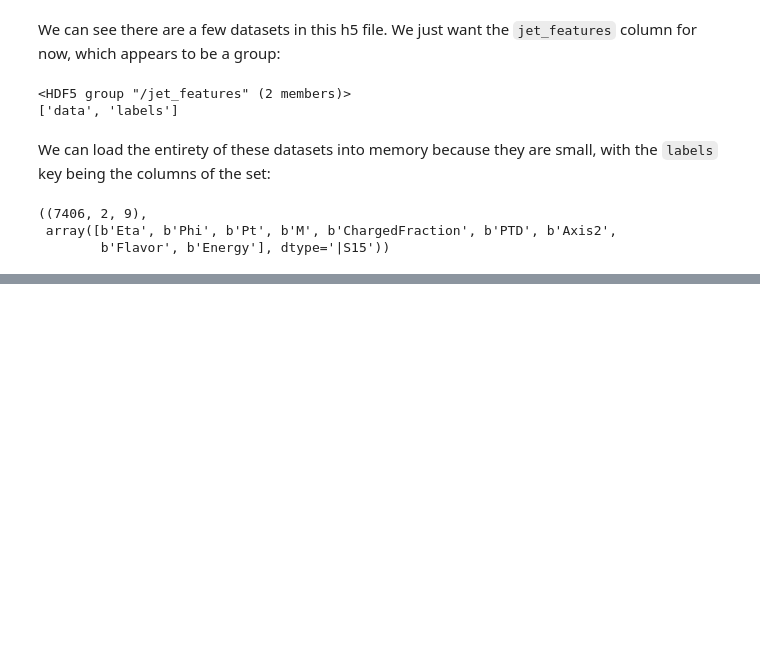
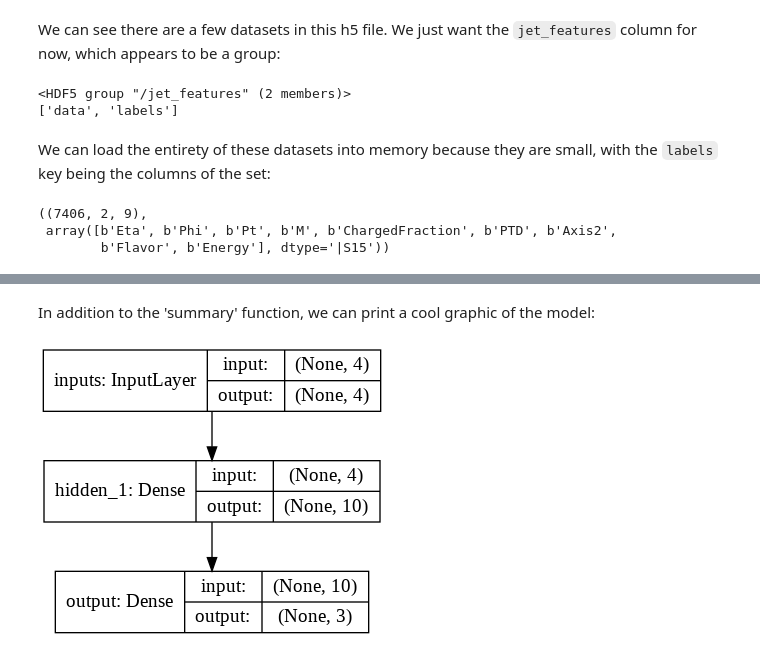
Before and after one commit to luclepot/SPS_ml_tutorial, a Jupyter notebook: day2/1_ml.ipynb, the cells around one changed output, grey strips where cells are left out. Saved outputs shown, nothing was run; the diff lists cells and outputs as text; code cells hidden in the pictures; blank space fills up the shorter version.

```diff
--- a/day2/1_ml.ipynb
+++ b/day2/1_ml.ipynb
@@ -117,0 +156,15 @@ plt.show()
+# %%
+iris = sns.load_dataset('iris')
+x = iris.drop('species', axis=1)
+encoding_dict = {name: i for i,name in enumerate(iris.species.unique())}
+y = iris['species'].apply(lambda i: encoding_dict[i])
+y = keras.utils.np_utils.to_categorical(y)
+
+# input layer with shape equivalent to the number of features in our dataset
+input_layer = keras.layers.Input(shape=(len(x.columns),), name='inputs')
+
+# hidden layer with 20 neurons, and relu activation
+hidden_layer1 = keras.layers.Dense(10, activation='relu', name='hidden_1')
+
+# output layer with softmax activation
+output_layer = keras.layers.Dense(y.shape[1], activation='softmax', name='output')
@@ -117,0 +175,4 @@ plt.show()
+# %%
+current = input_layer
+current = hidden_layer1(current) # feed input into hidden layer
+output = output_layer(current) #
@@ -117,0 +181,3 @@ plt.show()
+# %%
+nn = keras.models.Model(inputs=input_layer, outputs=output)
+nn.summary()
@@ -117,0 +199,7 @@ plt.show()
+# %% [markdown]
+In addition to the 'summary' function, we can print a cool graphic of the model:
+# %%
+from keras.utils import plot_model
+plot_model(nn, to_file='arch.png', show_layer_names=True, show_shapes=True)
+# %% [output]
+[figure, added]
```
Also changed, not shown: parts of 23 cells of this notebook.
